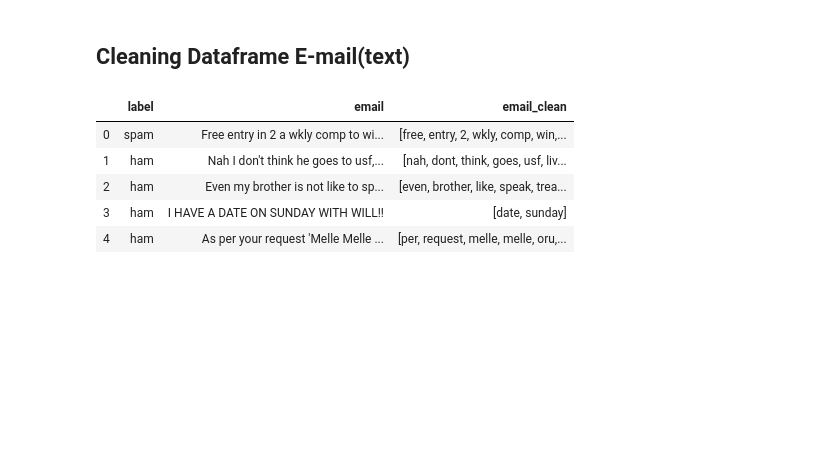
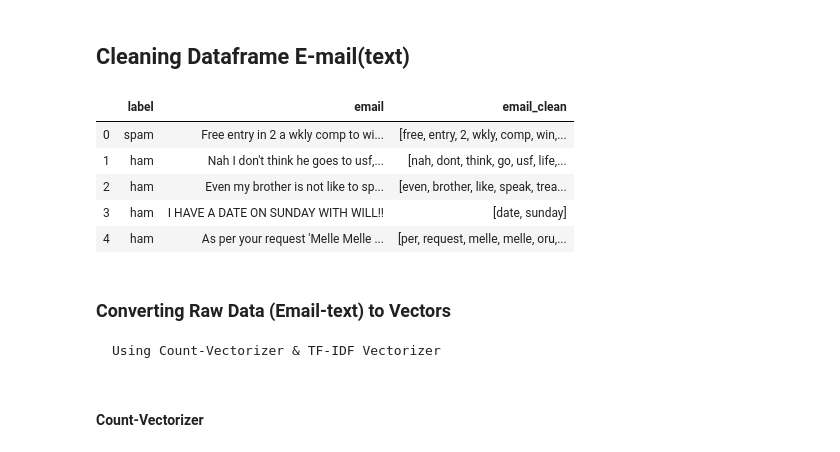
Before and after one commit to ankursahni/Natural-Language-Processing-NLP-, a Jupyter notebook: Ham_Spam(email)_classifier.ipynb, the cells around one changed output. Cells and saved outputs as stored; diff of their text form; code cells hidden in the pictures; blank space fills up the shorter version.

```diff
--- a/Ham_Spam(email)_classifier.ipynb
+++ b/Ham_Spam(email)_classifier.ipynb
@@ -8,6 +8,9 @@ import nltk
 
 pd.set_option('display.max_colwidth', 100)
 
+ps = nltk.PorterStemmer()
+wn = nltk.WordNetLemmatizer()
+
 stopword = nltk.corpus.stopwords.words('english')
 
 df = pd.read_csv("SMSSpamCollection.tsv", sep='\t')
@@ -25,24 +28,29 @@ df.head()
 ## Cleaning Dataframe E-mail(text)
 # %%
 def clean_text(text):
+
     ## Removing punctuation like ' !"#$%&\'()*+, '
-    text = "".join([word for word in text if word not in string.punctuation])
+    text = "".join([word.lower() for word in text if word not in string.punctuation])
 
     ## Tokenizing the email text
     tokens = re.split('\W+', text)
 
     ## Removing Stopwords like 'he,him,is,a,for,the,as,but,do etc'
-    text = [word for word in tokens if word not in stopword]
+    text = [wn.lemmatize(word) for word in tokens if word not in stopword]
     return text
 
 ## Transforming the dataframe using Lambda fucntion
-df['email_clean'] = df['email'].apply(lambda x: clean_text(x.lower()))
-
+df['email_clean'] = df['email'].apply(lambda x: clean_text(x))
 df.head()
 # %% [output]
 |  | label | email | email_clean |
 | 0 | spam | Free entry in 2 a wkly comp to wi... | [free, entry, 2, wkly, comp, win,... |
-| 1 | ham | Nah I don't think he goes to usf,... | [nah, dont, think, goes, usf, liv... |
+| 1 | ham | Nah I don't think he goes to usf,... | [nah, dont, think, go, usf, life,... |
 | 2 | ham | Even my brother is not like to sp... | [even, brother, like, speak, trea... |
 | 3 | ham | I HAVE A DATE ON SUNDAY WITH WILL!! | [date, sunday] |
 | 4 | ham | As per your request 'Melle Melle ... | [per, request, melle, melle, oru,... |
+# %% [markdown]
+### Converting Raw Data (Email-text) to Vectors
+    Using Count-Vectorizer & TF-IDF Vectorizer
+# %% [markdown]
+#### Count-Vectorizer
```
Also changed, not shown: parts of 22 cells of this notebook.
